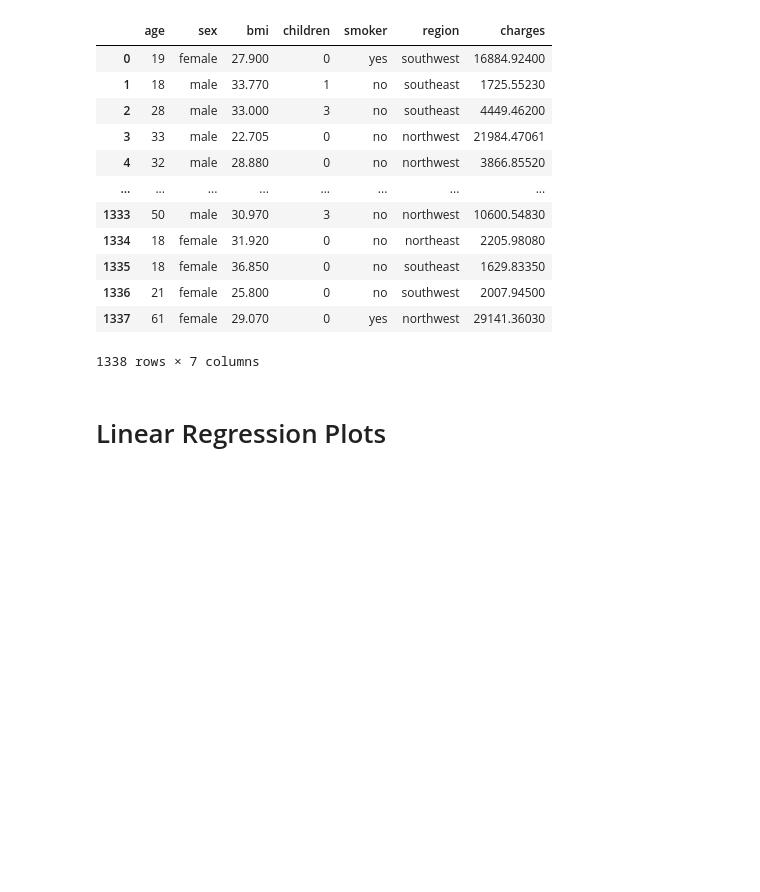
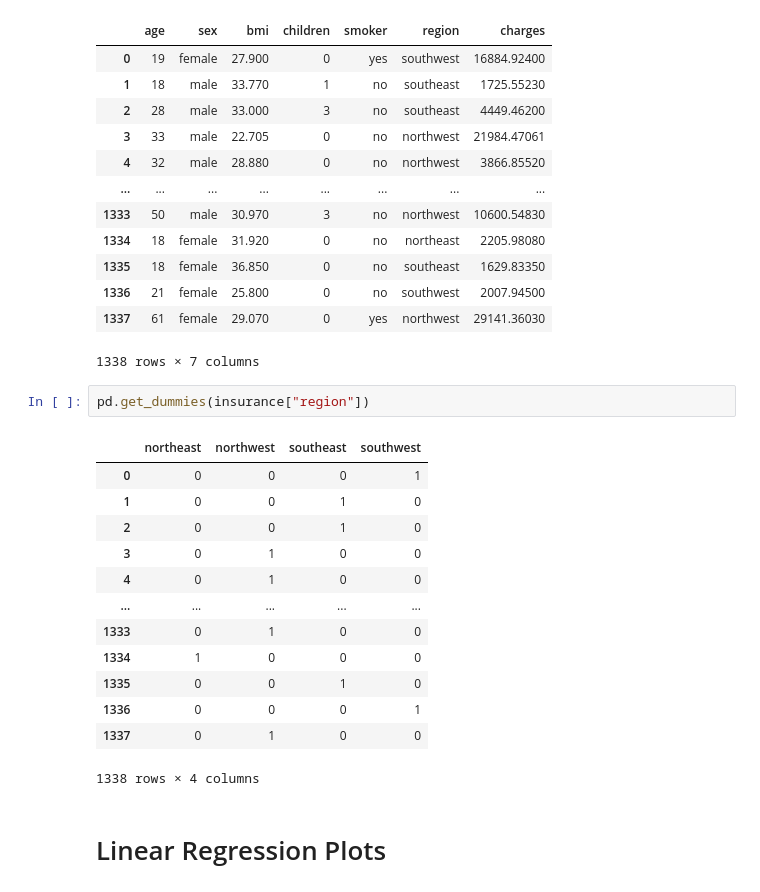
Before and after one commit to gprasad125/SC22-Batch-C-python-enjoyers, a Jupyter notebook: finalProject/EDA.ipynb, the cells around one changed output. Cells and saved outputs as stored; diff of their text form; blank space fills up the shorter version.

```diff
--- a/finalProject/EDA.ipynb
+++ b/finalProject/EDA.ipynb
@@ -25,6 +25,22 @@ insurance.head(99999)
 | 1336 | 21 | female | 25.800 | 0 | no | southwest | 2007.94500 |
 | 1337 | 61 | female | 29.070 | 0 | yes | northwest | 29141.36030 |
 1338 rows × 7 columns
+# %%
+pd.get_dummies(insurance["region"])
+# %% [output]
+|  | northeast | northwest | southeast | southwest |
+| 0 | 0 | 0 | 0 | 1 |
+| 1 | 0 | 0 | 1 | 0 |
+| 2 | 0 | 0 | 1 | 0 |
+| 3 | 0 | 1 | 0 | 0 |
+| 4 | 0 | 1 | 0 | 0 |
+| ... | ... | ... | ... | ... |
+| 1333 | 0 | 1 | 0 | 0 |
+| 1334 | 1 | 0 | 0 | 0 |
+| 1335 | 0 | 0 | 1 | 0 |
+| 1336 | 0 | 0 | 0 | 1 |
+| 1337 | 0 | 1 | 0 | 0 |
+1338 rows × 4 columns
 # %% [markdown]
 # Linear Regression Plots
 # %%
```
Also changed, not shown: parts of 5 cells of this notebook, 24 other files.
